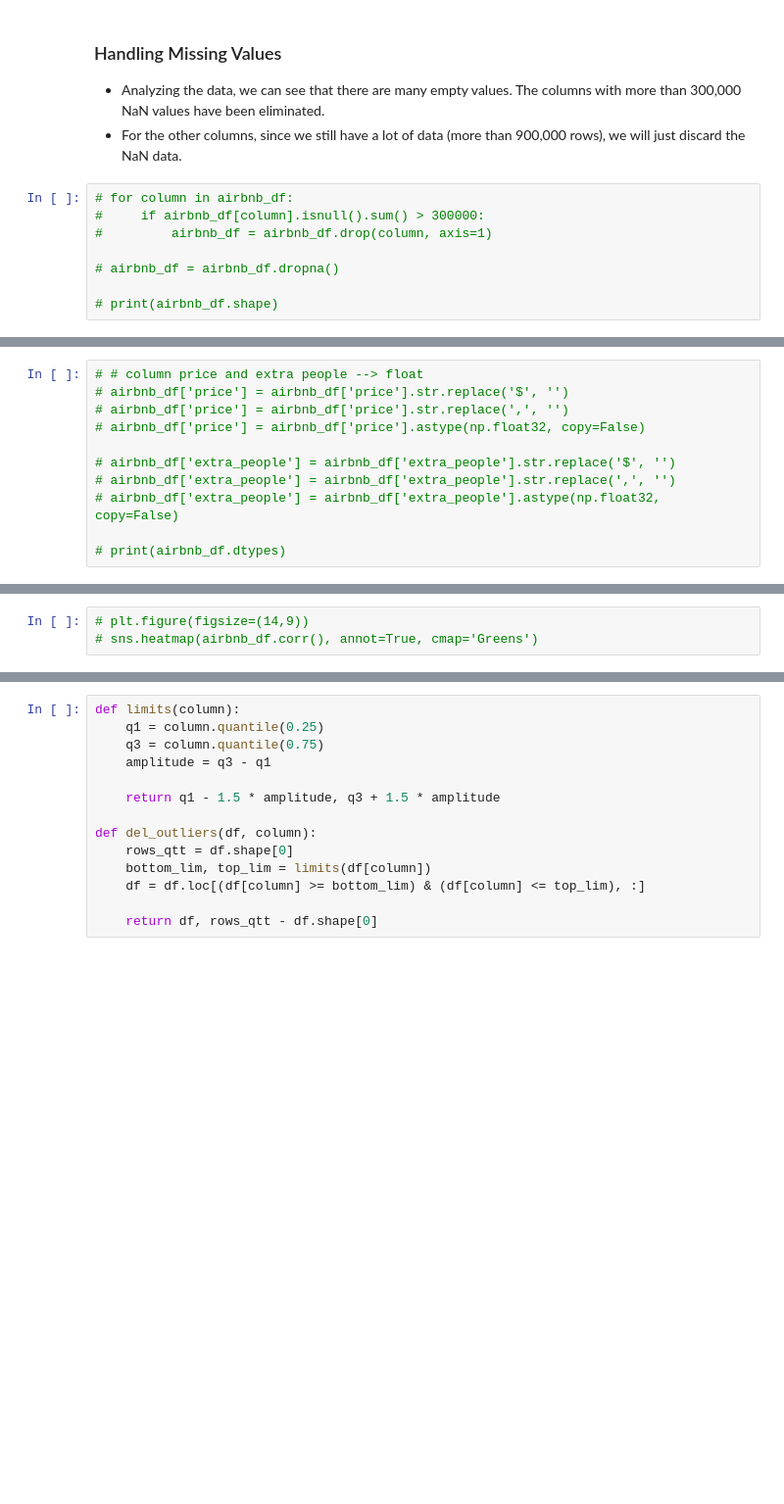
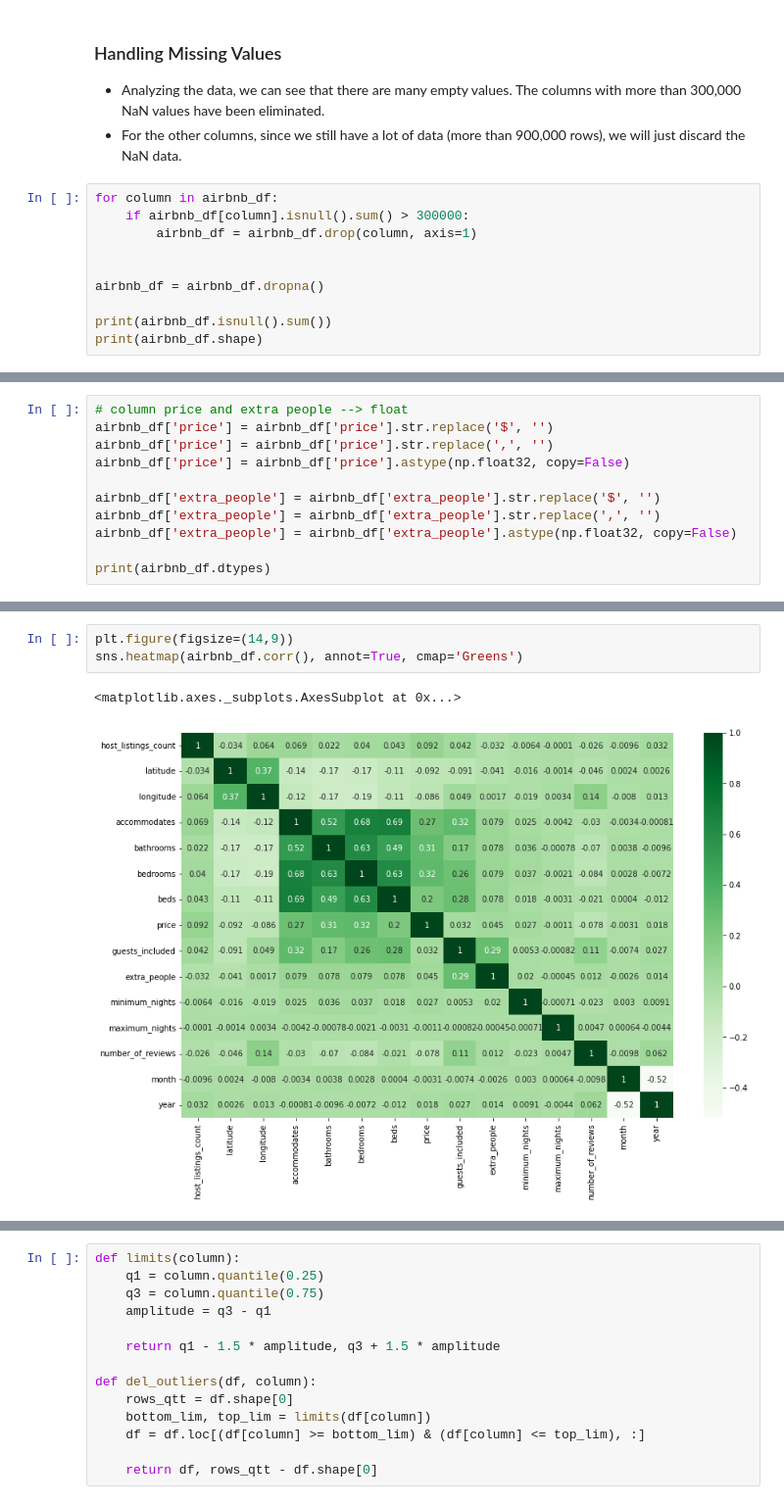
Before and after one commit to franciscocezar/airbnb_project, a Jupyter notebook: rent_prices_airbnb_RJ.ipynb, the cells around one changed output, grey strips where cells are left out. Shown at 98% size. Saved outputs shown, nothing was run; the diff lists cells and outputs as text; blank space fills up the shorter version.

```diff
--- a/rent_prices_airbnb_RJ.ipynb
+++ b/rent_prices_airbnb_RJ.ipynb
@@ -99,10 +130,12 @@ Drive already mounted at /content/drive; to attempt to forcibly remount, call dr
 - Analyzing the data, we can see that there are many empty values. The columns with more than 300,000 NaN values have been eliminated.
 - For the other columns, since we still have a lot of data (more than 900,000 rows), we will just discard the NaN data.
 # %%
-# for column in airbnb_df:
-#     if airbnb_df[column].isnull().sum() > 300000:
-#         airbnb_df = airbnb_df.drop(column, axis=1)
+for column in airbnb_df:
+    if airbnb_df[column].isnull().sum() > 300000:
+        airbnb_df = airbnb_df.drop(column, axis=1)
 
-# airbnb_df = airbnb_df.dropna()
 
-# print(airbnb_df.shape)
+airbnb_df = airbnb_df.dropna()
+
+print(airbnb_df.isnull().sum())
+print(airbnb_df.shape)
@@ -115,11 +188,11 @@ Drive already mounted at /content/drive; to attempt to forcibly remount, call dr
 # %%
-# # column price and extra people --> float
-# airbnb_df['price'] = airbnb_df['price'].str.replace('$', '')
-# airbnb_df['price'] = airbnb_df['price'].str.replace(',', '')
-# airbnb_df['price'] = airbnb_df['price'].astype(np.float32, copy=False)
+# column price and extra people --> float
+airbnb_df['price'] = airbnb_df['price'].str.replace('$', '')
+airbnb_df['price'] = airbnb_df['price'].str.replace(',', '')
+airbnb_df['price'] = airbnb_df['price'].astype(np.float32, copy=False)
 
-# airbnb_df['extra_people'] = airbnb_df['extra_people'].str.replace('$', '')
-# airbnb_df['extra_people'] = airbnb_df['extra_people'].str.replace(',', '')
-# airbnb_df['extra_people'] = airbnb_df['extra_people'].astype(np.float32, copy=False)
+airbnb_df['extra_people'] = airbnb_df['extra_people'].str.replace('$', '')
+airbnb_df['extra_people'] = airbnb_df['extra_people'].str.replace(',', '')
+airbnb_df['extra_people'] = airbnb_df['extra_people'].astype(np.float32, copy=False)
 
-# print(airbnb_df.dtypes)
+print(airbnb_df.dtypes)
@@ -128,3 +234,6 @@ Drive already mounted at /content/drive; to attempt to forcibly remount, call dr
 # %%
-# plt.figure(figsize=(14,9))
-# sns.heatmap(airbnb_df.corr(), annot=True, cmap='Greens')
+plt.figure(figsize=(14,9))
+sns.heatmap(airbnb_df.corr(), annot=True, cmap='Greens')
+# %% [output]
+<matplotlib.axes._subplots.AxesSubplot at 0x...>
+[figure, added]
```
Also changed, not shown: parts of 155 cells of this notebook, 1 other file.
